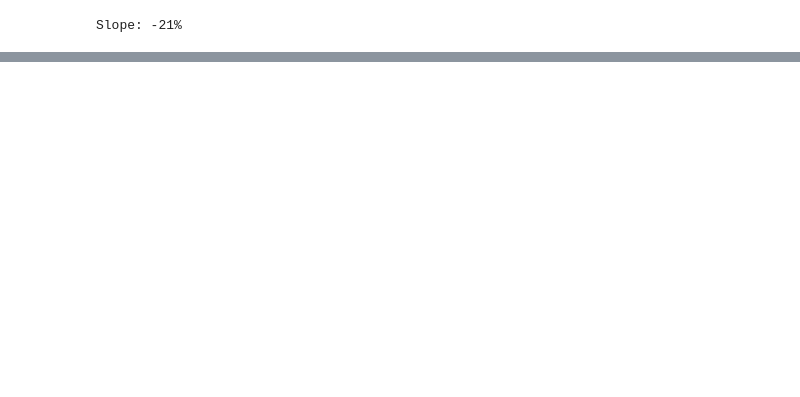
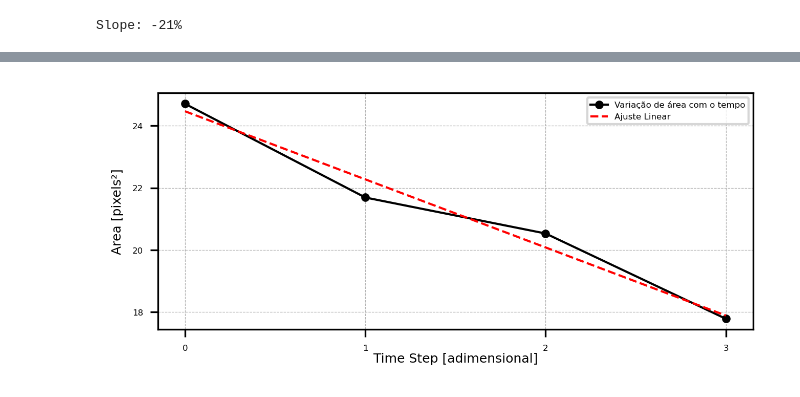
Before and after one commit to SInApSE-INPE/RainGauges, a Jupyter notebook: jupyter/analysis/MILTON_prevision.ipynb, the cells around one changed output, grey strips where cells are left out. Saved outputs shown, nothing was run; the diff lists cells and outputs as text; code cells hidden in the pictures; blank space fills up the shorter version.

```diff
--- a/jupyter/analysis/MILTON_prevision.ipynb
+++ b/jupyter/analysis/MILTON_prevision.ipynb
@@ -958,0 +959,27 @@ plt.savefig(fig_out, facecolor='white',bbox_inches ='tight',pad_inches = 0.1)
+# %%
+proj = ccrs.PlateCarree()
+fig = plt.figure(figsize=(5,2),dpi=300)
+gs = gridspec.GridSpec(1,1)
+
+# ==================================================================================
+ax1 = plt.subplot(gs[0, 0:])
+ax1.plot(time_step, AREA_list,'.-',label='Variação de área com o tempo', color='k', linewidth=1)
+ax1.plot(time_step, AREA_fit, '--', label=f'Ajuste Linear', color='r', linewidth=1)
+
+plt.grid(linewidth=0.3, linestyle='--')
+plt.xticks(fontsize=4)
+plt.yticks(fontsize=4)
+ax1.set_xticks(time_step)
+ax1.set_xlabel('Time Step [adimensional]', fontsize=6, labelpad=0.1)
+ax1.set_ylabel('Area [pixels²]', fontsize=6)
+# ax1.set_title('Evolução da area em relação ao tempo', fontsize=6, loc='left')
+# ax1.set_title('Previsão Cubica', fontsize=6, loc='right')
+plt.legend(fontsize=4, loc='upper right')
+
+# ==================================================================================
+plt.subplots_adjust(hspace=0.2, wspace=0.04)
+
+fig_out = f'../../images/milton/evolucao_area_time.png'
+plt.savefig(fig_out, facecolor='white',bbox_inches ='tight',pad_inches = 0.1)
+# %% [output]
+[figure, added]
```
Also changed, not shown: parts of 5 cells of this notebook, 21 other files.
